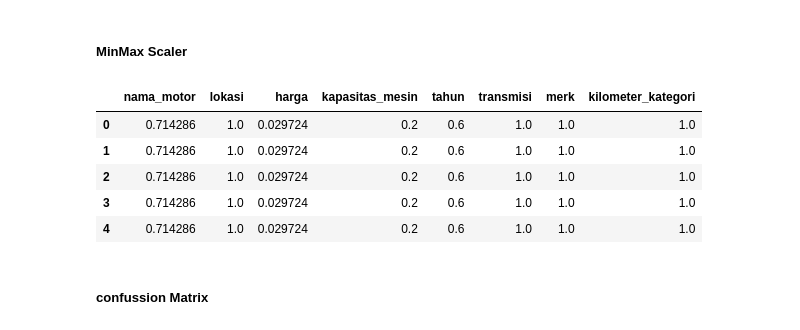
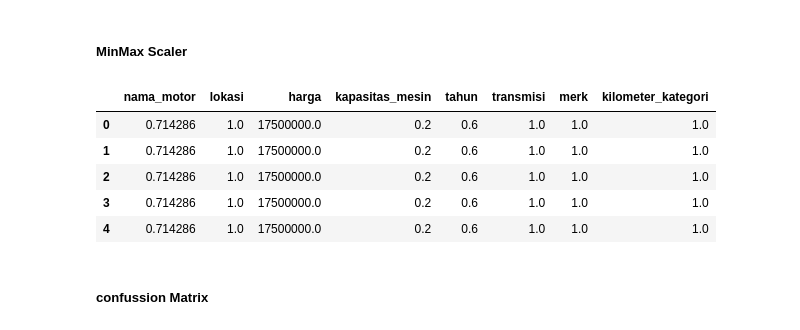
Before and after one commit to daff00/used-motorcycle-price-prediction, a Jupyter notebook: project.ipynb, the cells around one changed output. Cells and saved outputs as stored; diff of their text form; code cells hidden in the pictures.

```diff
--- a/project.ipynb
+++ b/project.ipynb
@@ -322,24 +322,35 @@ used_motor.head()
 # %% [markdown]
 ##### MinMax Scaler
 # %%
+# # Initialize MinMaxScaler
+# mms = MinMaxScaler()
+
+# # Normalisasi
+# standard = mms.fit_transform(used_motor)
+
+# # Save the Normalize result to dataframe
+# used_motor = pd.DataFrame(standard, columns=used_motor.columns)
+
+# # See the data
+# used_motor.head()
+
+
 # Initialize MinMaxScaler
 mms = MinMaxScaler()
 
-# Normalisasi
-standard = mms.fit_transform(used_motor)
+# Pilih hanya beberapa kolom
+columns_to_normalize = ['nama_motor', 'lokasi', 'kapasitas_mesin', 'tahun', 'transmisi', 'merk', 'kilometer_kategori']
+used_motor[columns_to_normalize] = mms.fit_transform(used_motor[columns_to_normalize])
 
-# Save the Normalize result to dataframe
-used_motor = pd.DataFrame(standard, columns=used_motor.columns)
-
-# See the data
+# Lihat data
 used_motor.head()
 # %% [output]
 |  | nama_motor | lokasi | harga | kapasitas_mesin | tahun | transmisi | merk | kilometer_kategori |
-| 0 | 0.714286 | 1.0 | 0.029724 | 0.2 | 0.6 | 1.0 | 1.0 | 1.0 |
-| 1 | 0.714286 | 1.0 | 0.029724 | 0.2 | 0.6 | 1.0 | 1.0 | 1.0 |
-| 2 | 0.714286 | 1.0 | 0.029724 | 0.2 | 0.6 | 1.0 | 1.0 | 1.0 |
-| 3 | 0.714286 | 1.0 | 0.029724 | 0.2 | 0.6 | 1.0 | 1.0 | 1.0 |
-| 4 | 0.714286 | 1.0 | 0.029724 | 0.2 | 0.6 | 1.0 | 1.0 | 1.0 |
+| 0 | 0.714286 | 1.0 | 17500000.0 | 0.2 | 0.6 | 1.0 | 1.0 | 1.0 |
+| 1 | 0.714286 | 1.0 | 17500000.0 | 0.2 | 0.6 | 1.0 | 1.0 | 1.0 |
+| 2 | 0.714286 | 1.0 | 17500000.0 | 0.2 | 0.6 | 1.0 | 1.0 | 1.0 |
+| 3 | 0.714286 | 1.0 | 17500000.0 | 0.2 | 0.6 | 1.0 | 1.0 | 1.0 |
+| 4 | 0.714286 | 1.0 | 17500000.0 | 0.2 | 0.6 | 1.0 | 1.0 | 1.0 |
 # %% [markdown]
 ##### confussion Matrix
 # %%
```
